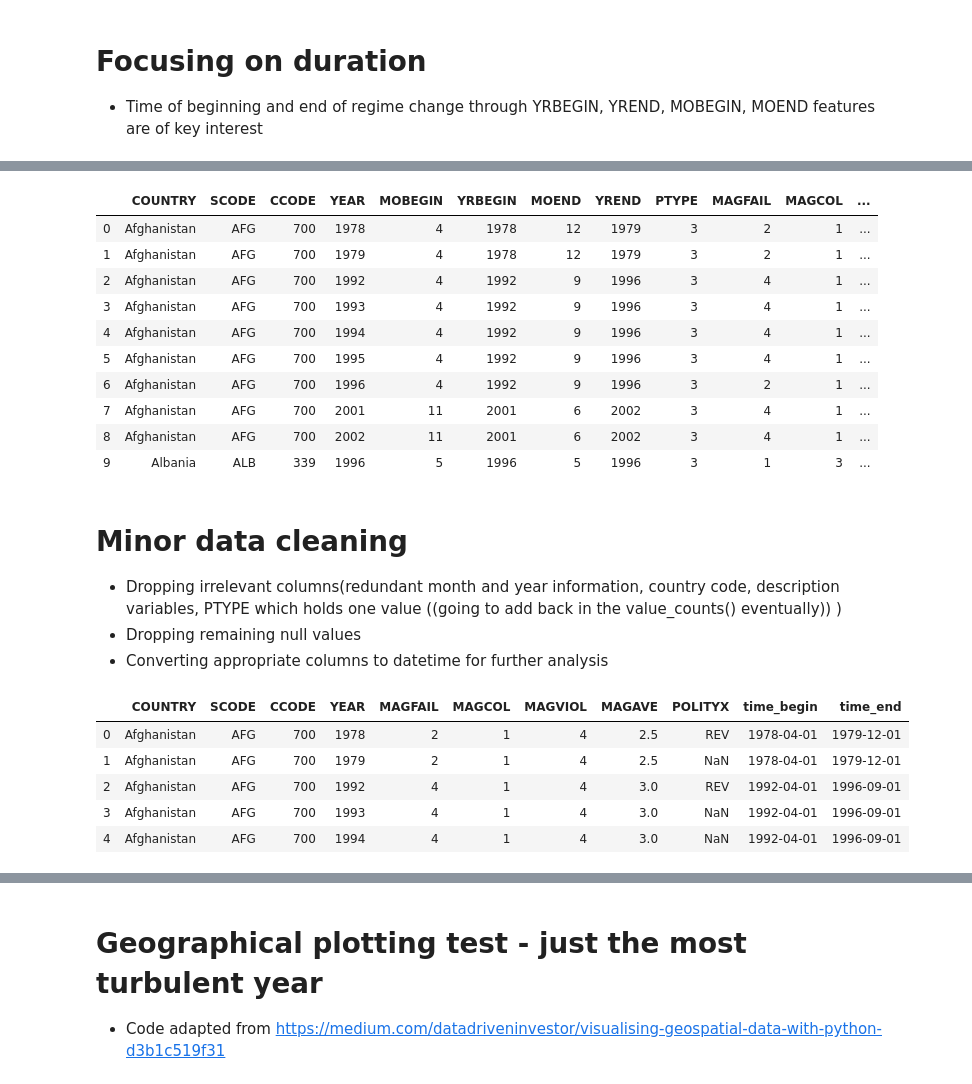
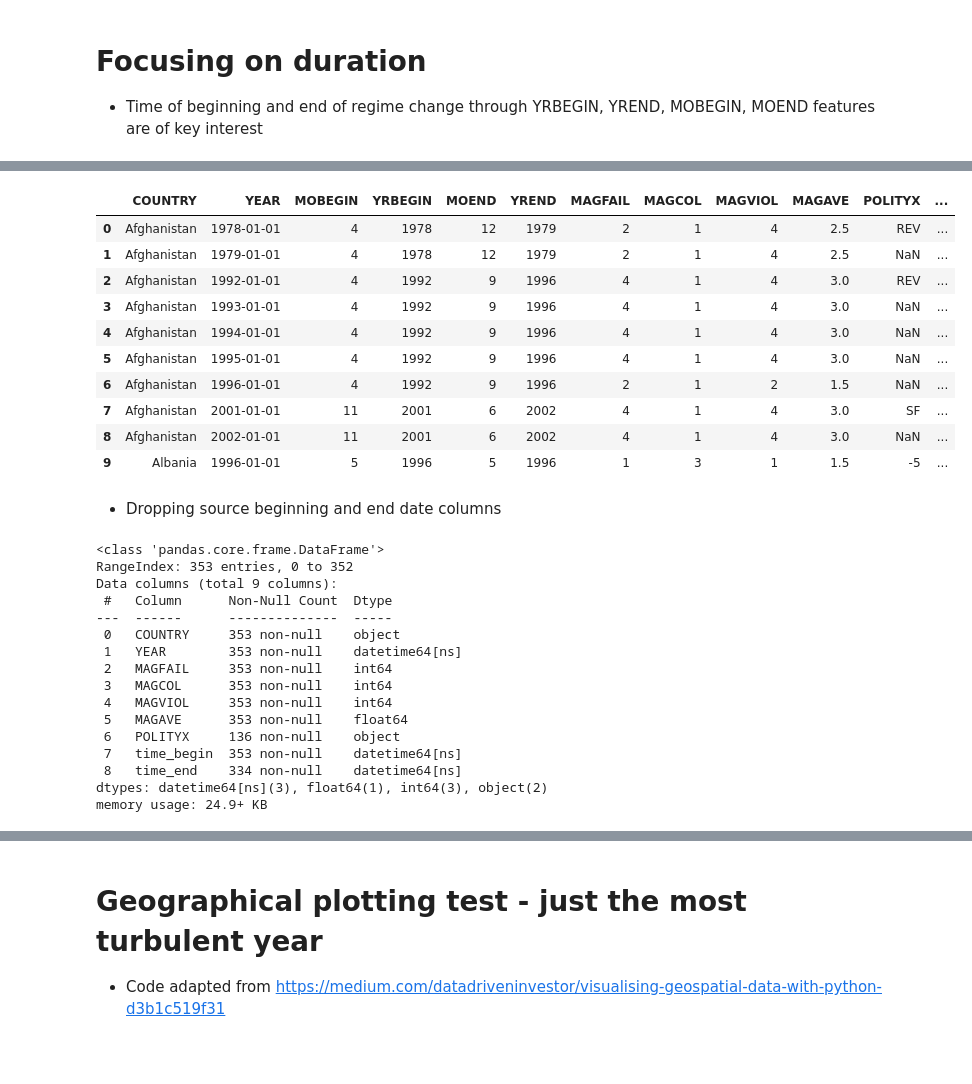
Before and after one commit to MichaelBurak/regime_changes, a Jupyter notebook: regime_changes.ipynb, the cells around one changed output, grey strips where cells are left out. Saved outputs shown, nothing was run; the diff lists cells and outputs as text; code cells hidden in the pictures; blank space fills up the shorter version.

```diff
--- a/regime_changes.ipynb
+++ b/regime_changes.ipynb
@@ -50,2 +52,4 @@ DESC2      136 non-null float64
 dtypes: float64(2), int64(10), object(4)
 memory usage: 44.2+ KB
+# %%
+eda_df = df.copy()
@@ -51,0 +109,4 @@ memory usage: 44.2+ KB
+# %%
+eda_df = eda_df.drop(['PTYPE', 'DESC2', "SCODE", "CCODE", "DESC"],axis=1)
+
+eda_df.columns
@@ -90,32 +124,40 @@ df.head(10)
-# %%
-df['time_end'] = pd.to_datetime((df['YREND'].astype(str)  + "-" +df['MOEND'].astype(str)),  errors='coerce')
-
-df.head(10)
-# %% [output]
-|  | COUNTRY | SCODE | CCODE | YEAR | MOBEGIN | YRBEGIN | MOEND | YREND | PTYPE | MAGFAIL | MAGCOL | ... |
-| 0 | Afghanistan | AFG | 700 | 1978 | 4 | 1978 | 12 | 1979 | 3 | 2 | 1 | ... |
-| 1 | Afghanistan | AFG | 700 | 1979 | 4 | 1978 | 12 | 1979 | 3 | 2 | 1 | ... |
-| 2 | Afghanistan | AFG | 700 | 1992 | 4 | 1992 | 9 | 1996 | 3 | 4 | 1 | ... |
-| 3 | Afghanistan | AFG | 700 | 1993 | 4 | 1992 | 9 | 1996 | 3 | 4 | 1 | ... |
-| 4 | Afghanistan | AFG | 700 | 1994 | 4 | 1992 | 9 | 1996 | 3 | 4 | 1 | ... |
-| 5 | Afghanistan | AFG | 700 | 1995 | 4 | 1992 | 9 | 1996 | 3 | 4 | 1 | ... |
-| 6 | Afghanistan | AFG | 700 | 1996 | 4 | 1992 | 9 | 1996 | 3 | 2 | 1 | ... |
-| 7 | Afghanistan | AFG | 700 | 2001 | 11 | 2001 | 6 | 2002 | 3 | 4 | 1 | ... |
-| 8 | Afghanistan | AFG | 700 | 2002 | 11 | 2001 | 6 | 2002 | 3 | 4 | 1 | ... |
-| 9 | Albania | ALB | 339 | 1996 | 5 | 1996 | 5 | 1996 | 3 | 1 | 3 | ... |
-# %% [markdown]
-# Minor data cleaning
-- Dropping irrelevant columns(redundant month and year information, country code, description variables, PTYPE which holds one value ((going to add back in the value_counts() eventually)) )
-- Dropping remaining null values
-- Converting appropriate columns to datetime for further analysis
+# %%
+eda_df['time_begin'] = pd.to_datetime((eda_df['YRBEGIN'].astype(str)  + "-" +eda_df['MOBEGIN'].astype(str)), format='%Y-%m', errors="coerce")
+eda_df['time_end'] = pd.to_datetime((eda_df['YREND'].astype(str)  + "-" +eda_df['MOEND'].astype(str)),  errors='coerce')
+eda_df['YEAR'] = pd.to_datetime(eda_df['YEAR'].astype(str), errors="coerce")
+eda_df.head(10)
+# %% [output]
+|  | COUNTRY | YEAR | MOBEGIN | YRBEGIN | MOEND | YREND | MAGFAIL | MAGCOL | MAGVIOL | MAGAVE | POLITYX | ... |
+| 0 | Afghanistan | 1978-01-01 | 4 | 1978 | 12 | 1979 | 2 | 1 | 4 | 2.5 | REV | ... |
+| 1 | Afghanistan | 1979-01-01 | 4 | 1978 | 12 | 1979 | 2 | 1 | 4 | 2.5 | NaN | ... |
+| 2 | Afghanistan | 1992-01-01 | 4 | 1992 | 9 | 1996 | 4 | 1 | 4 | 3.0 | REV | ... |
+| 3 | Afghanistan | 1993-01-01 | 4 | 1992 | 9 | 1996 | 4 | 1 | 4 | 3.0 | NaN | ... |
+| 4 | Afghanistan | 1994-01-01 | 4 | 1992 | 9 | 1996 | 4 | 1 | 4 | 3.0 | NaN | ... |
+| 5 | Afghanistan | 1995-01-01 | 4 | 1992 | 9 | 1996 | 4 | 1 | 4 | 3.0 | NaN | ... |
+| 6 | Afghanistan | 1996-01-01 | 4 | 1992 | 9 | 1996 | 2 | 1 | 2 | 1.5 | NaN | ... |
+| 7 | Afghanistan | 2001-01-01 | 11 | 2001 | 6 | 2002 | 4 | 1 | 4 | 3.0 | SF | ... |
+| 8 | Afghanistan | 2002-01-01 | 11 | 2001 | 6 | 2002 | 4 | 1 | 4 | 3.0 | NaN | ... |
+| 9 | Albania | 1996-01-01 | 5 | 1996 | 5 | 1996 | 1 | 3 | 1 | 1.5 | -5 | ... |
+# %% [markdown]
+- Dropping source beginning and end date columns
 # %%
-df = df.drop(['MOBEGIN','YRBEGIN','MOEND','YREND','DESC', 'DESC2',"PTYPE"],axis=1)
+eda_df = eda_df.drop(['MOBEGIN','YRBEGIN','MOEND','YREND'],axis=1)
 
-df.head()
+eda_df.info()
 # %% [output]
-|  | COUNTRY | SCODE | CCODE | YEAR | MAGFAIL | MAGCOL | MAGVIOL | MAGAVE | POLITYX | time_begin | time_end |
-| 0 | Afghanistan | AFG | 700 | 1978 | 2 | 1 | 4 | 2.5 | REV | 1978-04-01 | 1979-12-01 |
-| 1 | Afghanistan | AFG | 700 | 1979 | 2 | 1 | 4 | 2.5 | NaN | 1978-04-01 | 1979-12-01 |
-| 2 | Afghanistan | AFG | 700 | 1992 | 4 | 1 | 4 | 3.0 | REV | 1992-04-01 | 1996-09-01 |
-| 3 | Afghanistan | AFG | 700 | 1993 | 4 | 1 | 4 | 3.0 | NaN | 1992-04-01 | 1996-09-01 |
-| 4 | Afghanistan | AFG | 700 | 1994 | 4 | 1 | 4 | 3.0 | NaN | 1992-04-01 | 1996-09-01 |
+<class 'pandas.core.frame.DataFrame'>
+RangeIndex: 353 entries, 0 to 352
+Data columns (total 9 columns):
+ #   Column      Non-Null Count  Dtype
+---  ------      --------------  -----
+ 0   COUNTRY     353 non-null    object
+ 1   YEAR        353 non-null    datetime64[ns]
+ 2   MAGFAIL     353 non-null    int64
+ 3   MAGCOL      353 non-null    int64
+ 4   MAGVIOL     353 non-null    int64
+ 5   MAGAVE      353 non-null    float64
+ 6   POLITYX     136 non-null    object
+ 7   time_begin  353 non-null    datetime64[ns]
+ 8   time_end    334 non-null    datetime64[ns]
+dtypes: datetime64[ns](3), float64(1), int64(3), object(2)
+memory usage: 24.9+ KB
```
Also changed, not shown: parts of 52 cells of this notebook, 1 other file.
